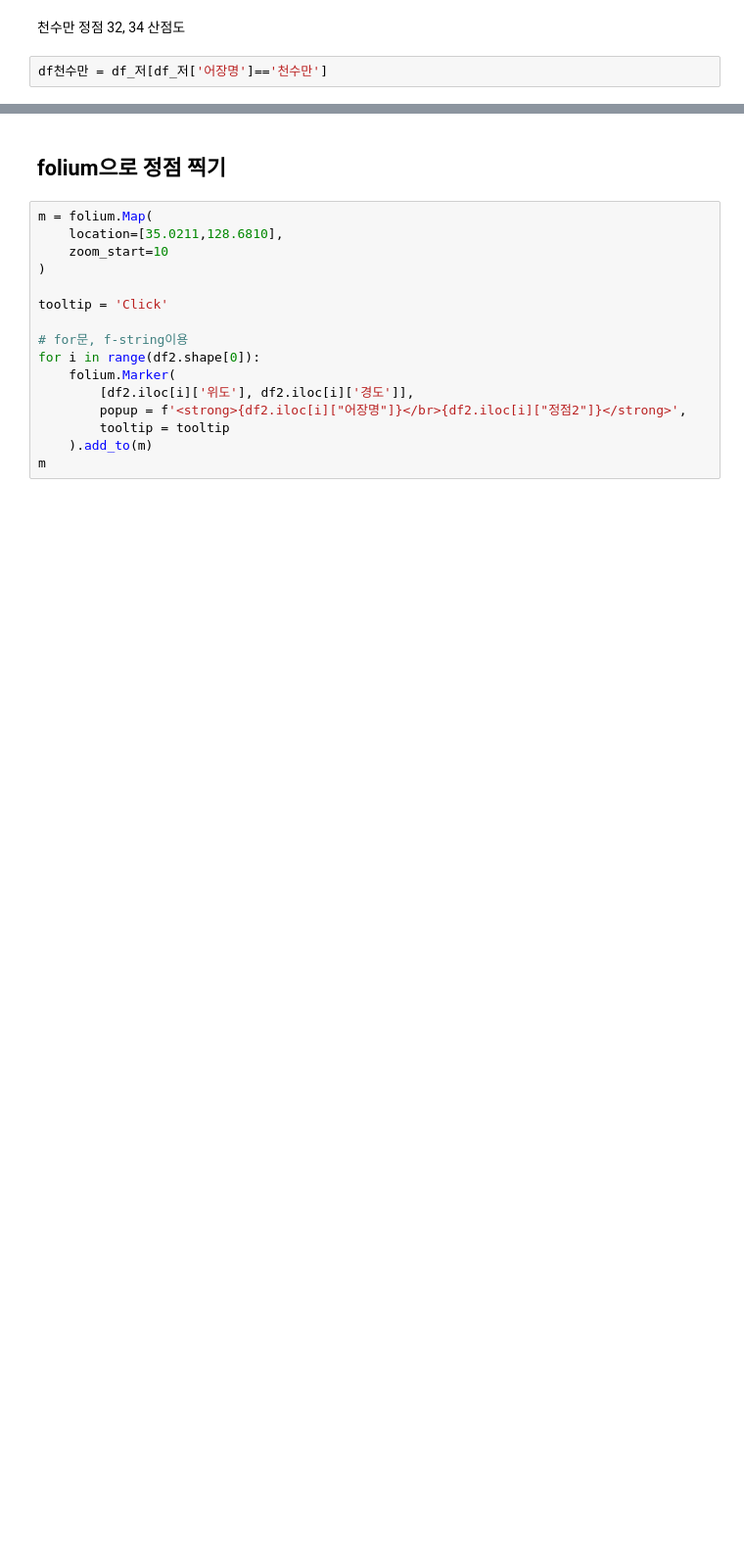
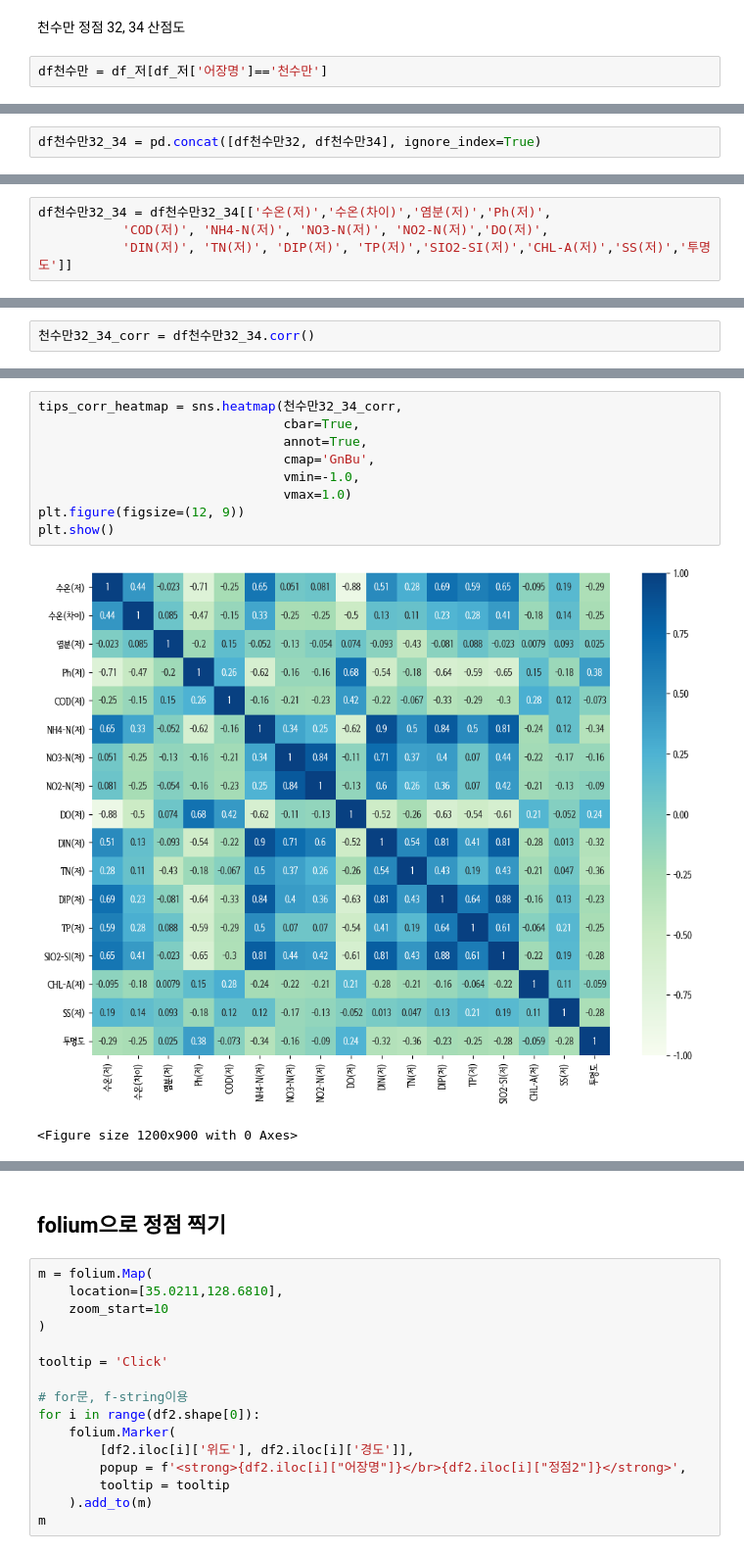
Before and after one commit to Hanhojjung/---_-----, a Jupyter notebook: knn(저)결측값제거.ipynb, the cells around one changed output, grey strips where cells are left out. Shown at 98% size. Drawn from its saved outputs; the diff is of its cells as text; blank space fills up the shorter version.

```diff
--- a/knn(저)결측값제거.ipynb
+++ b/knn(저)결측값제거.ipynb
@@ -462,0 +477,2 @@ df천수만 = df_저[df_저['어장명']=='천수만']
+# %%
+df천수만32_34 = pd.concat([df천수만32, df천수만34], ignore_index=True)
@@ -462,0 +495,4 @@ df천수만 = df_저[df_저['어장명']=='천수만']
+# %%
+df천수만32_34 = df천수만32_34[['수온(저)','수온(차이)','염분(저)','Ph(저)',
+           'COD(저)', 'NH4-N(저)', 'NO3-N(저)', 'NO2-N(저)','DO(저)',
+           'DIN(저)', 'TN(저)', 'DIP(저)', 'TP(저)','SIO2-SI(저)','CHL-A(저)','SS(저)','투명도']]
@@ -462,0 +505,2 @@ df천수만 = df_저[df_저['어장명']=='천수만']
+# %%
+천수만32_34_corr = df천수만32_34.corr()
@@ -462,0 +543,12 @@ df천수만 = df_저[df_저['어장명']=='천수만']
+# %%
+tips_corr_heatmap = sns.heatmap(천수만32_34_corr,
+                                cbar=True,
+                                annot=True,
+                                cmap='GnBu',
+                                vmin=-1.0,
+                                vmax=1.0)
+plt.figure(figsize=(12, 9))
+plt.show()
+# %% [output]
+[figure, added]
+<Figure size 1200x900 with 0 Axes>
```
Also changed, not shown: parts of 21 cells of this notebook, 1 other file.
